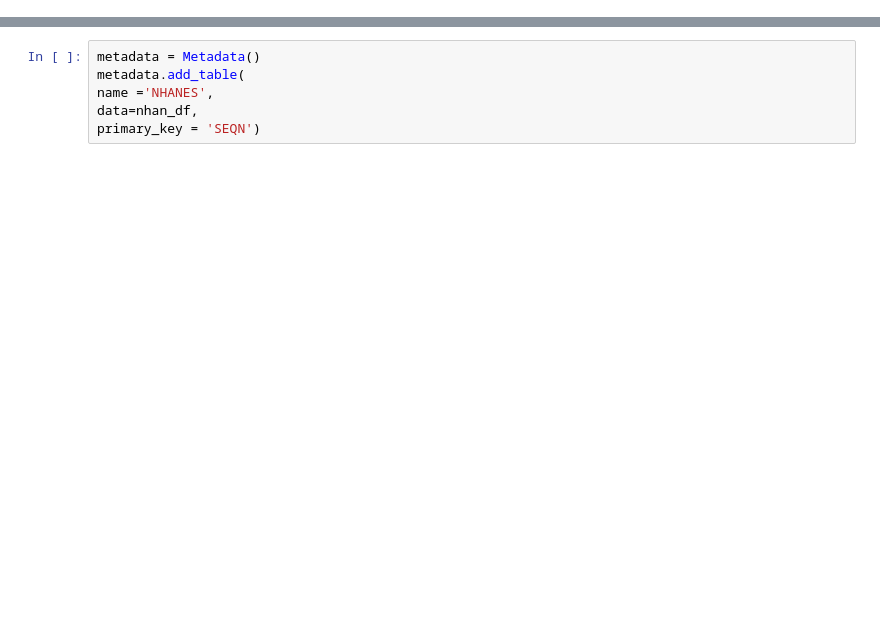
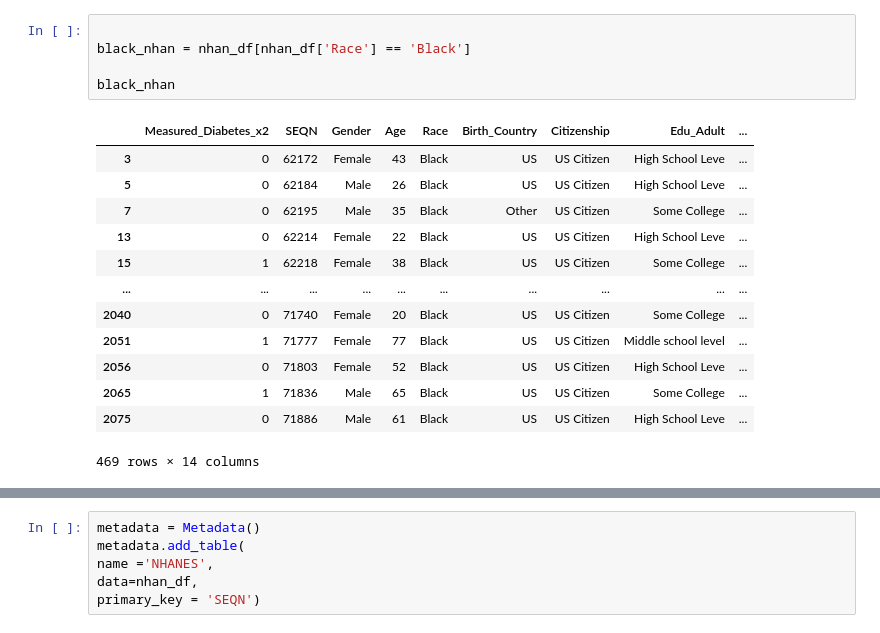
Before and after one commit to Vesper52/DAEN-690-Capstone-Project, a Jupyter notebook: Data/NHANES_SDV.ipynb, the cells around one changed output, grey strips where cells are left out. Saved outputs shown, nothing was run; the diff lists cells and outputs as text; blank space fills up the shorter version.

```diff
--- a/Data/NHANES_SDV.ipynb
+++ b/Data/NHANES_SDV.ipynb
@@ -23,0 +26,19 @@ nhan_df
+# %%
+
+black_nhan = nhan_df[nhan_df['Race'] == 'Black']
+
+black_nhan
+# %% [output]
+|  | Measured_Diabetes_x2 | SEQN | Gender | Age | Race | Birth_Country | Citizenship | Edu_Adult | ... |
+| 3 | 0 | 62172 | Female | 43 | Black | US | US Citizen | High School Leve | ... |
+| 5 | 0 | 62184 | Male | 26 | Black | US | US Citizen | High School Leve | ... |
+| 7 | 0 | 62195 | Male | 35 | Black | Other | US Citizen | Some College | ... |
+| 13 | 0 | 62214 | Female | 22 | Black | US | US Citizen | High School Leve | ... |
+| 15 | 1 | 62218 | Female | 38 | Black | US | US Citizen | Some College | ... |
+| ... | ... | ... | ... | ... | ... | ... | ... | ... | ... |
+| 2040 | 0 | 71740 | Female | 20 | Black | US | US Citizen | Some College | ... |
+| 2051 | 1 | 71777 | Female | 77 | Black | US | US Citizen | Middle school level | ... |
+| 2056 | 0 | 71803 | Female | 52 | Black | US | US Citizen | High School Leve | ... |
+| 2065 | 1 | 71836 | Male | 65 | Black | US | US Citizen | Some College | ... |
+| 2075 | 0 | 71886 | Male | 61 | Black | US | US Citizen | High School Leve | ... |
+469 rows × 14 columns
```
Also changed, not shown: parts of 25 cells of this notebook.
